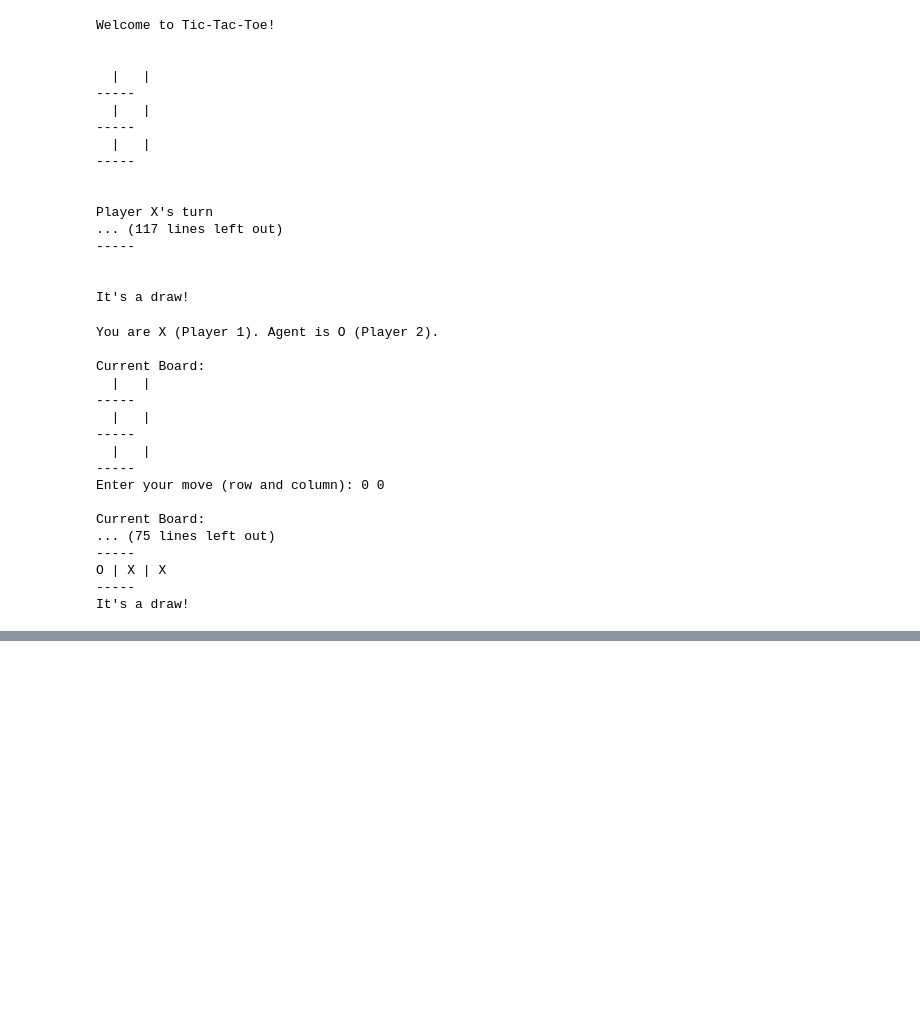
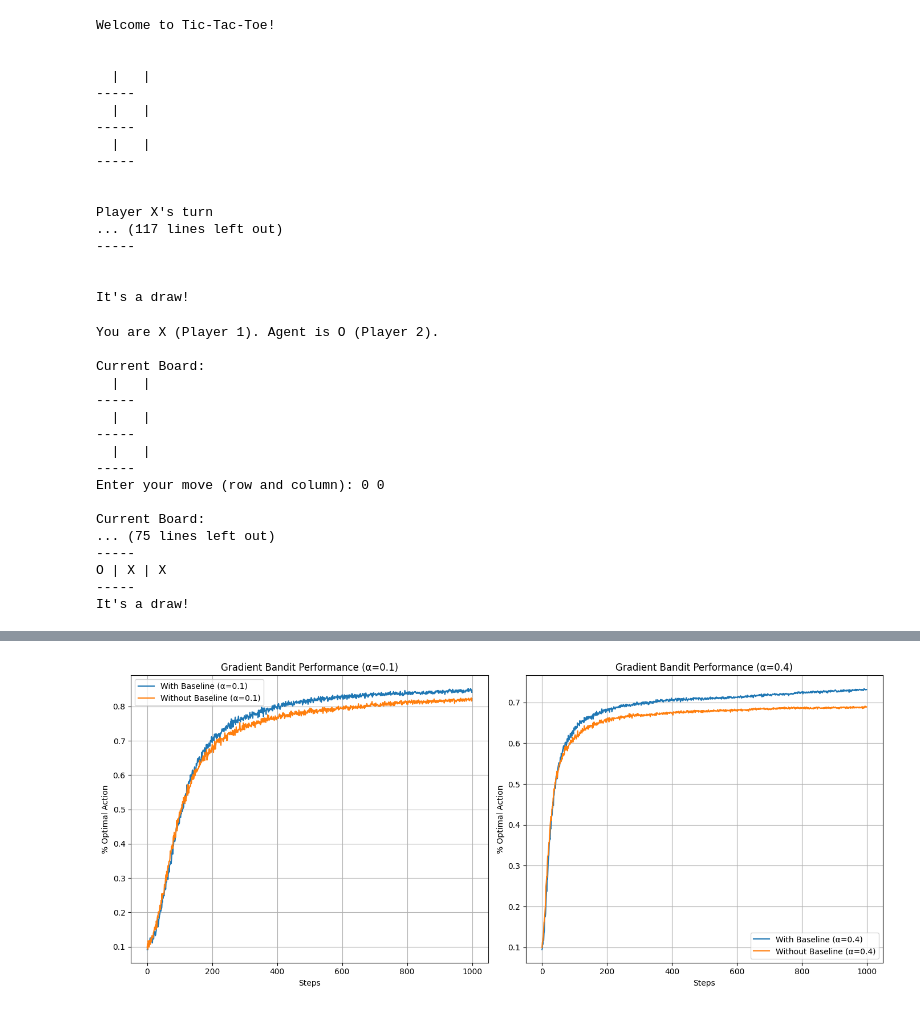
Before and after one commit to aswin-ar3669/RLA-Python-Learning, a Jupyter notebook: RLA_Unit_1_Programs.ipynb, the cells around one changed output, grey strips where cells are left out. Drawn from its saved outputs; the diff is of its cells as text; code cells hidden in the pictures; blank space fills up the shorter version.

```diff
--- a/RLA_Unit_1_Programs.ipynb
+++ b/RLA_Unit_1_Programs.ipynb
@@ -249,0 +641,84 @@ It's a draw!
+# %%
+import numpy as np
+import matplotlib.pyplot as plt
+
+# Gradient Bandit Algorithm
+def gradient_bandit(n_arms=10, n_steps=1000, n_runs=2000, alpha=0.1, use_baseline=True):
+    optimal_action_counts = np.zeros((n_runs, n_steps))
+    average_rewards = np.zeros((n_runs, n_steps))
+
+    for run in range(n_runs):
+        # Initialize true action values and preferences
+        q_true = np.random.normal(0, 1, n_arms)  # True action values
+        H = np.zeros(n_arms)  # Preferences
+        action_probs = np.zeros(n_arms)  # Action probabilities
+        baseline = 0  # Average reward baseline
+        N = np.zeros(n_arms)  # Count of actions
+
+        for t in range(n_steps):
+            # Compute action probabilities using softmax
+            exp_H = np.exp(H - np.max(H))  # For numerical stability
+            action_probs = exp_H / np.sum(exp_H)
+
+            # Choose action based on probabilities
+            action = np.random.choice(np.arange(n_arms), p=action_probs)
+
+            # Generate reward
+            reward = np.random.normal(q_true[action], 1)  # Reward with noise
+
+            # Update average reward baseline
+            if use_baseline:
+                baseline += (reward - baseline) / (t + 1)
+
+            # Update preferences (gradient ascent)
+            for a in range(n_arms):
+                if a == action:
+                    H[a] += alpha * (reward - (baseline if use_baseline else 0)) * (1 - action_probs[a])
+                else:
+                    H[a] -= alpha * (reward - (baseline if use_baseline else 0)) * action_probs[a]
+
+            # Track optimal action
+            optimal_action = np.argmax(q_true)
+            if action == optimal_action:
+                optimal_action_counts[run, t] = 1
+
+            # Track rewards
+            average_rewards[run, t] = reward
+
+    # Average over runs
+    optimal_action_counts = np.mean(optimal_action_counts, axis=0)
+    average_rewards = np.mean(average_rewards, axis=0)
+
+    return optimal_action_counts, average_rewards
+
+# Parameters
+n_arms = 10
+n_steps = 1000
+n_runs = 2000
+
+# Run simulations for different alpha values and baselines
+alphas = [0.1, 0.4]
+results_with_baseline = []
+results_without_baseline = []
+
+for alpha in alphas:
+    results_with_baseline.append(gradient_bandit(n_arms, n_steps, n_runs, alpha, use_baseline=True))
+    results_without_baseline.append(gradient_bandit(n_arms, n_steps, n_runs, alpha, use_baseline=False))
+
+# Plot results
+plt.figure(figsize=(14, 6))
+
+for i, alpha in enumerate(alphas):
+    plt.subplot(1, 2, i + 1)
+    plt.plot(results_with_baseline[i][0], label=f'With Baseline (α={alpha})')
+    plt.plot(results_without_baseline[i][0], label=f'Without Baseline (α={alpha})')
+    plt.title(f'Gradient Bandit Performance (α={alpha})')
+    plt.xlabel('Steps')
+    plt.ylabel('% Optimal Action')
+    plt.legend()
+    plt.grid()
+
+plt.tight_layout()
+plt.show()
+# %% [output]
+[figure, added]
```
Also changed, not shown: parts of 4 cells of this notebook.
